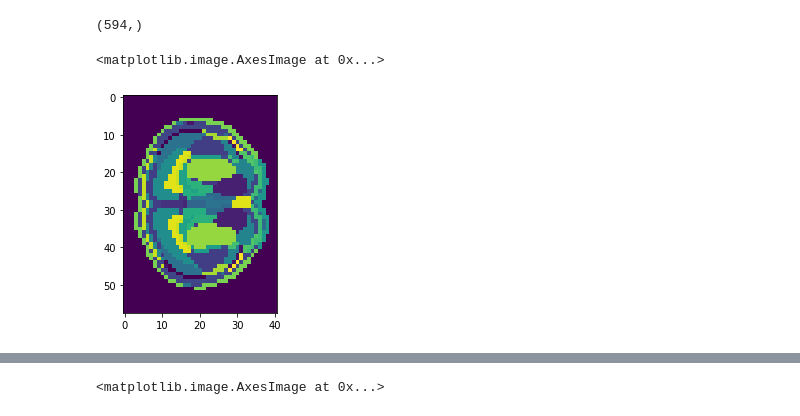
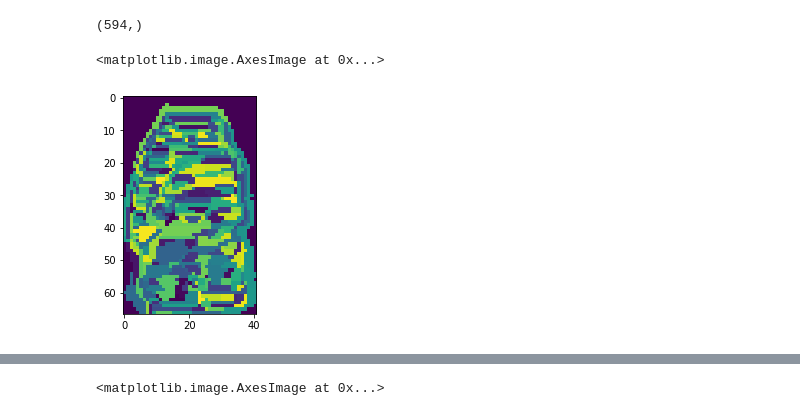
Before and after one commit to BioProteanLabs/Morphontogeny, a Jupyter notebook: morphontogeny/Jupyter/ABA/ABA_Kmeans.ipynb, the cells around one changed output, grey strips where cells are left out. Cells and saved outputs as stored; diff of their text form; code cells hidden in the pictures.

```diff
--- a/morphontogeny/Jupyter/ABA/ABA_Kmeans.ipynb
+++ b/morphontogeny/Jupyter/ABA/ABA_Kmeans.ipynb
@@ -135,11 +135,11 @@ np.unique(a).shape
 # %%
 # Loading 594 labels
 labels = np.load('/data/bioprotean/ABA/PCA/80_variance/Kmeans_labels/594_clusters.npy')
 
 #Visualizing one slice
 vol = labels.reshape(67,58,41)
-s = vol[20,:,:]
+s = vol[:,25,:]
 plt.imshow(s)
 # %% [output]
 <matplotlib.image.AxesImage at 0x...>
-[figure, old version]
+[figure, new version]
```
Also changed, not shown: parts of 3 cells of this notebook, 1 other file.
